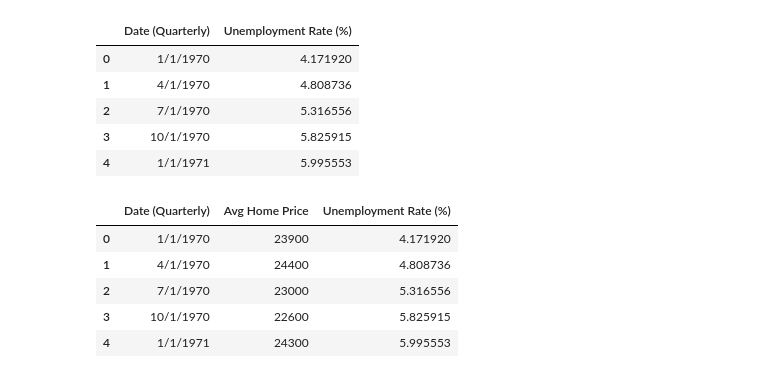
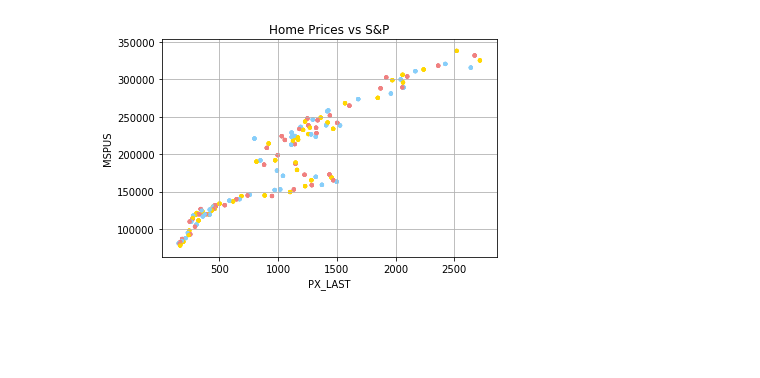
Before and after one commit to tmcbeth/Project-1---Group-3, a Jupyter notebook: REvsIndices.ipynb, the cells around one changed output. Drawn from its saved outputs; the diff is of its cells as text; code cells hidden in the pictures; blank space fills up the shorter version.

```diff
--- a/REvsIndices.ipynb
+++ b/REvsIndices.ipynb
@@ -39,23 +27,15 @@ US_housing.head()
-# %%
-# import unemployment file
-US_unemployment_file = "Unemployment for US.csv"
-US_unemployment_data = pd.read_csv(US_unemployment_file)
-US_unemployment = US_unemployment_data.rename(columns={"LRUN64TTUSQ156S":"Unemployment Rate (%)","DATE":"Date (Quarterly)"})
-US_unemployment.head()
-# %% [output]
-|  | Date (Quarterly) | Unemployment Rate (%) |
-| 0 | 1/1/1970 | 4.171920 |
-| 1 | 4/1/1970 | 4.808736 |
-| 2 | 7/1/1970 | 5.316556 |
-| 3 | 10/1/1970 | 5.825915 |
-| 4 | 1/1/1971 | 5.995553 |
-# %%
-US_housing_v_unemployment = pd.merge(US_housing, US_unemployment, on="Date (Quarterly)")
-US_housing_v_unemployment.head()
-# %% [output]
-|  | Date (Quarterly) | Avg Home Price | Unemployment Rate (%) |
-| 0 | 1/1/1970 | 23900 | 4.171920 |
-| 1 | 4/1/1970 | 24400 | 4.808736 |
-| 2 | 7/1/1970 | 23000 | 5.316556 |
-| 3 | 10/1/1970 | 22600 | 5.825915 |
-| 4 | 1/1/1971 | 24300 | 5.995553 |
+# %%
+# Scatter plot, similar to matplotlib homeworks
+# Obtain the x and y coordinates
+x="PX_LAST"
+y="MSPUS"
+mycolors = ["gold", "lightskyblue", "lightcoral"]
+
+fig, ax = plt.subplots()
+
+for i, (Sector) in enumerate(combined_data):
+    combined_data.plot.scatter(x, y, s=10, color=mycolors, grid=True, ax=ax, title="Home Prices vs S&P")
+
+plt.show()
+# %% [output]
+[figure, added]
```
Also changed, not shown: parts of 8 cells of this notebook, 4 other files.
